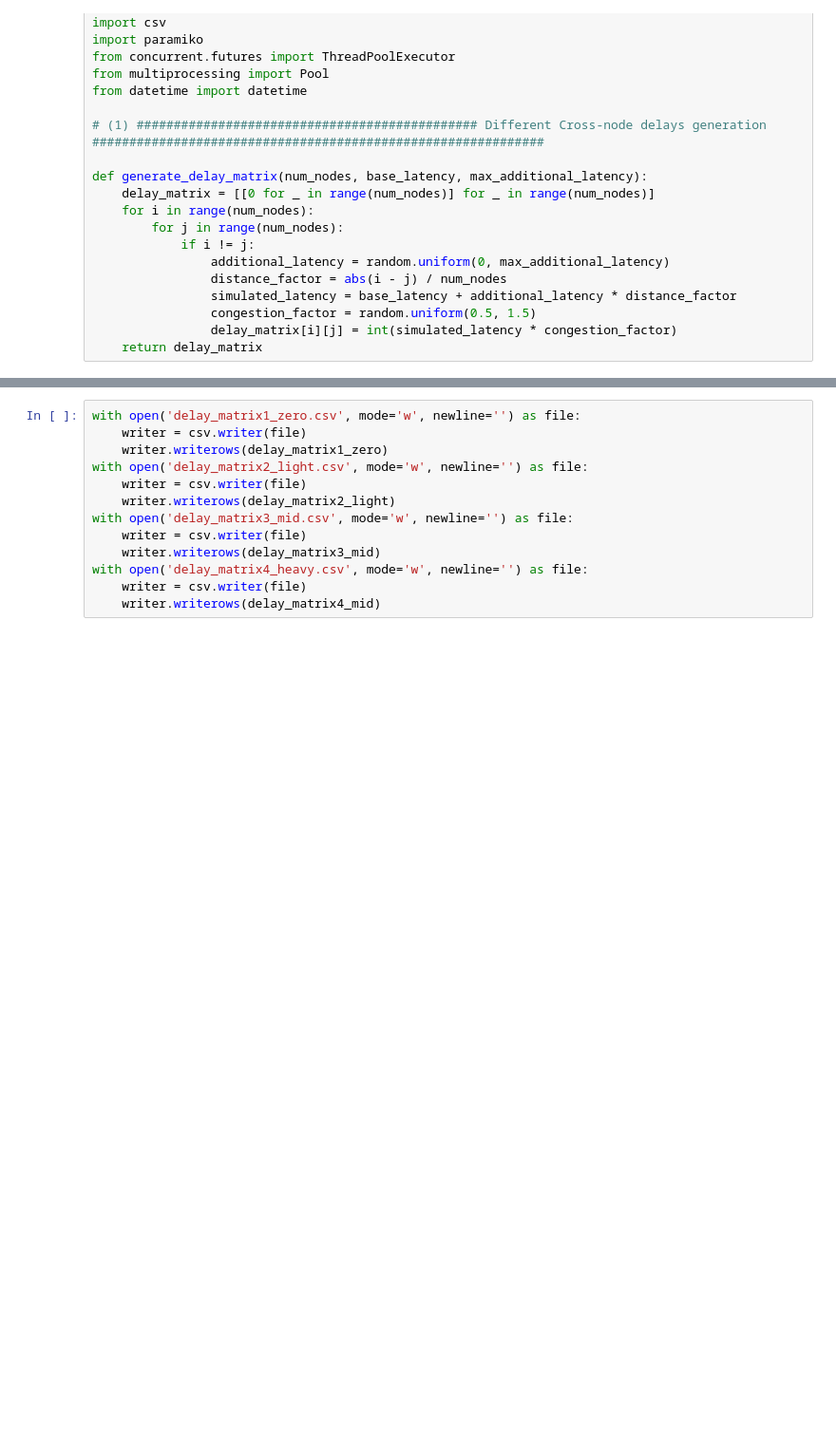
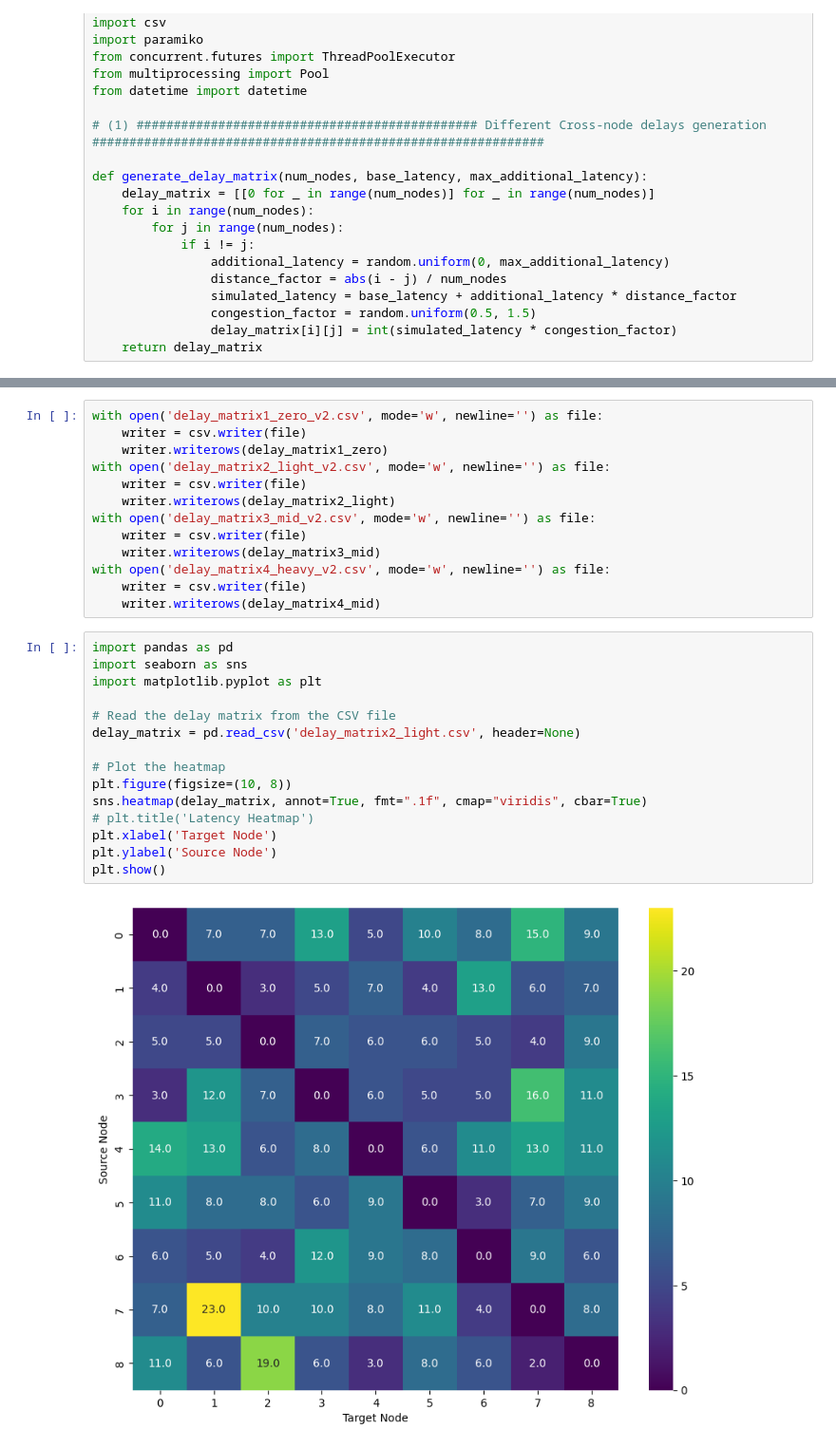
Before and after one commit to Cloudslab/TraDE, a Jupyter notebook: Evaluations/adaptivePerf_TPDS_revision/delayMatrix/delaygeneration.ipynb, the cells around one changed output, grey strips where cells are left out. Shown at 95% size. Saved outputs shown, nothing was run; the diff lists cells and outputs as text; blank space fills up the shorter version.

Commit message:
udapte TraDE v4 and different QoS Targets

```diff
--- a/Evaluations/adaptivePerf_TPDS_revision/delayMatrix/delaygeneration.ipynb
+++ b/Evaluations/adaptivePerf_TPDS_revision/delayMatrix/delaygeneration.ipynb
@@ -34,13 +34,30 @@ delay_matrix4_mid = generate_delay_matrix(9, 5, 60)
 # %%
-with open('delay_matrix1_zero.csv', mode='w', newline='') as file:
+with open('delay_matrix1_zero_v2.csv', mode='w', newline='') as file:
     writer = csv.writer(file)
     writer.writerows(delay_matrix1_zero)
-with open('delay_matrix2_light.csv', mode='w', newline='') as file:
+with open('delay_matrix2_light_v2.csv', mode='w', newline='') as file:
     writer = csv.writer(file)
     writer.writerows(delay_matrix2_light)
-with open('delay_matrix3_mid.csv', mode='w', newline='') as file:
+with open('delay_matrix3_mid_v2.csv', mode='w', newline='') as file:
     writer = csv.writer(file)
     writer.writerows(delay_matrix3_mid)
-with open('delay_matrix4_heavy.csv', mode='w', newline='') as file:
+with open('delay_matrix4_heavy_v2.csv', mode='w', newline='') as file:
     writer = csv.writer(file)
     writer.writerows(delay_matrix4_mid)
+# %%
+import pandas as pd
+import seaborn as sns
+import matplotlib.pyplot as plt
+
+# Read the delay matrix from the CSV file
+delay_matrix = pd.read_csv('delay_matrix2_light.csv', header=None)
+
+# Plot the heatmap
+plt.figure(figsize=(10, 8))
+sns.heatmap(delay_matrix, annot=True, fmt=".1f", cmap="viridis", cbar=True)
+# plt.title('Latency Heatmap')
+plt.xlabel('Target Node')
+plt.ylabel('Source Node')
+plt.show()
+# %% [output]
+[figure, added]
```
Also changed, not shown: parts of 3 cells of this notebook, 48 other files.
